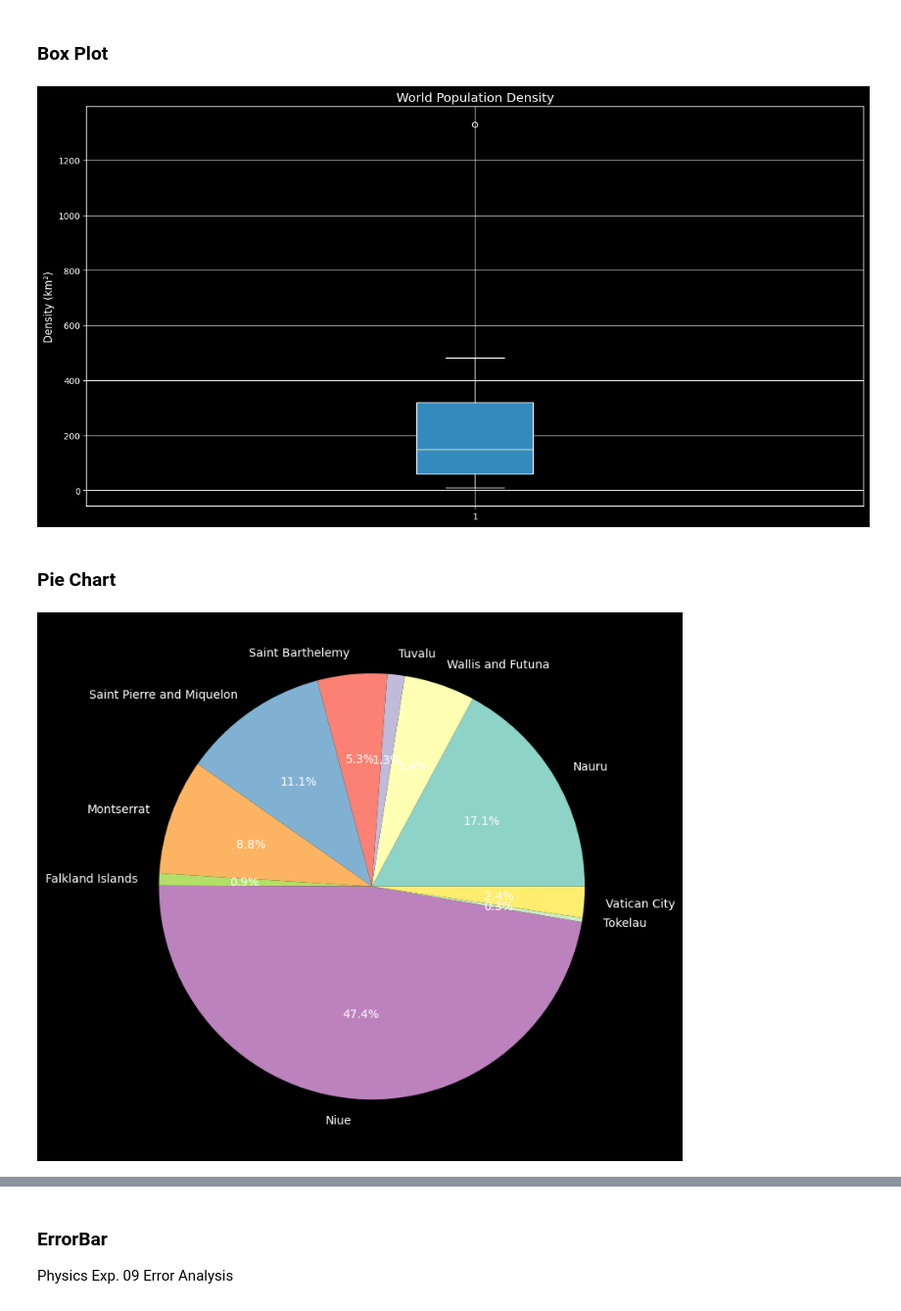
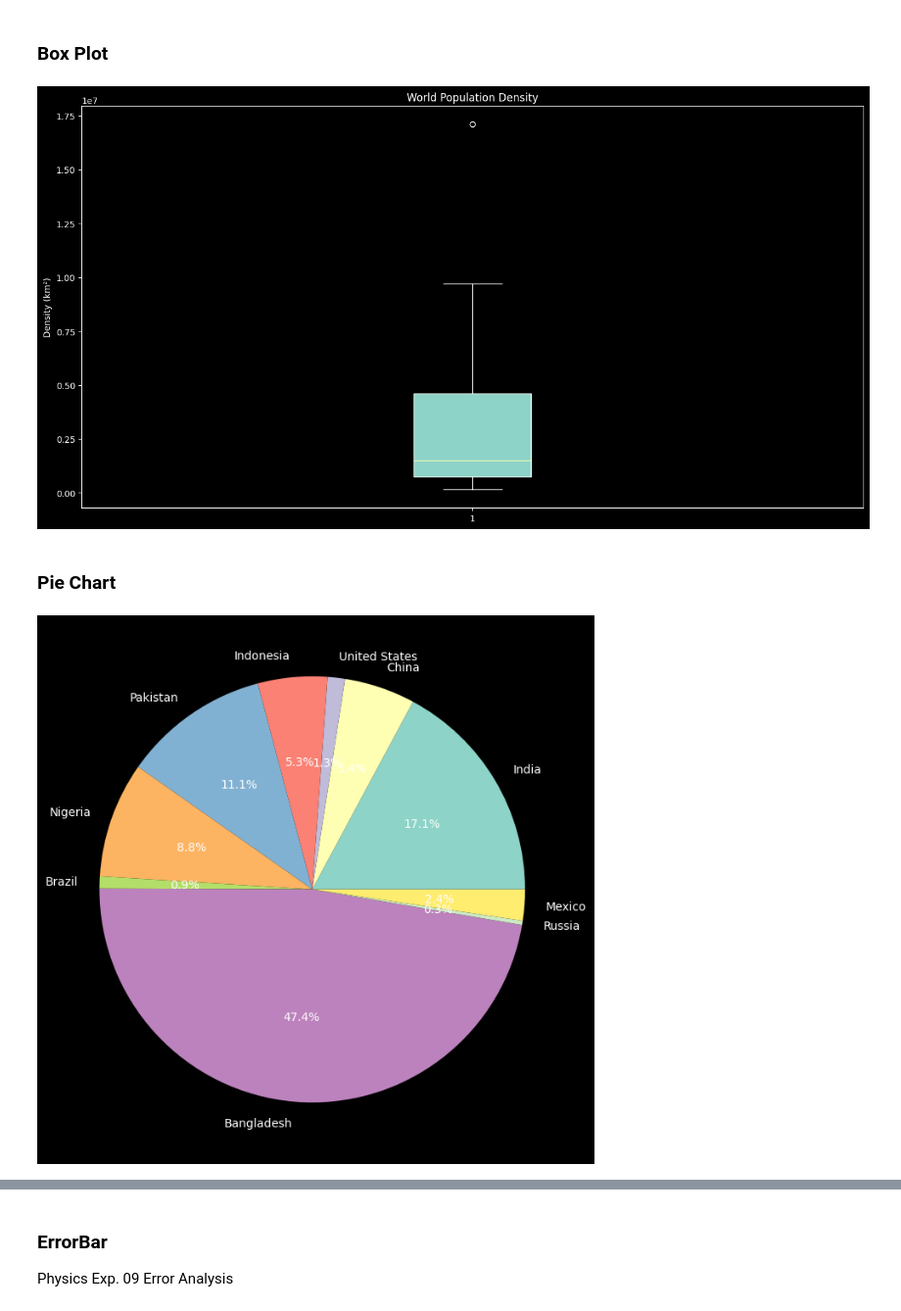
Before and after one commit to jsdhami/Python-For-Research, a Jupyter notebook: Matplotlib_Advanced.ipynb, the cells around one changed output, grey strips where cells are left out. Shown at 98% size. Saved outputs shown, nothing was run; the diff lists cells and outputs as text; code cells hidden in the pictures.

```diff
--- a/Matplotlib_Advanced.ipynb
+++ b/Matplotlib_Advanced.ipynb
@@ -36,0 +34,17 @@ df.head(10)
+# %%
+country = dff['country']
+pop = dff['2023 population']
+
+plt.style.use('dark_background')
+
+# plot
+fig, ax = plt.subplots()
+fig.set_size_inches(16, 8)
+ax.plot(country, pop, 'o-')
+
+# labeling
+ax.set_title('World Population')
+ax.set_xlabel('Country')
+ax.set_ylabel('Population')
+
+plt.show()
@@ -116,9 +141,11 @@ plt.style.use('dark_background')
 
 # plot
 fig, ax = plt.subplots()
+
 fig.set_size_inches(16, 8.27)
-ax.boxplot(df['density (km²)'].head(16), patch_artist=True)
-# ax.boxplot(df['area (km²)'].head(16), patch_artist=True)
+
+# ax.boxplot(df['density (km²)'].head(16), patch_artist=True)
+ax.boxplot(df['area (km²)'].head(16), patch_artist=True)
 
 # labeling
 ax.set_title('World Population Density')
@@ -127,20 +154,21 @@ ax.set_ylabel('Density (km²)')
 # ax.set_xticklabels(['Density'])
 plt.show()
 # %% [output]
-[figure, old version]
+[figure, new version]
 # %% [markdown]
 ### **Pie Chart**
 # %%
 plt.style.use('dark_background')
 # plot
 fig, ax = plt.subplots()
 fig.set_size_inches(16, 8.27)
-ax.pie(df['density (km²)'].head(10), labels=df['country'].tail(10), autopct='%1.1f%%')
+
+ax.pie(df['density (km²)'].head(10), labels=df['country'].head(10), autopct='%1.1f%%')
 
 # show
 plt.show()
 # %% [output]
-[figure, old version]
+[figure, new version]
 # %%
 # for asian country
 plt.style.use('dark_background')
```
Also changed, not shown: parts of 14 cells of this notebook.
